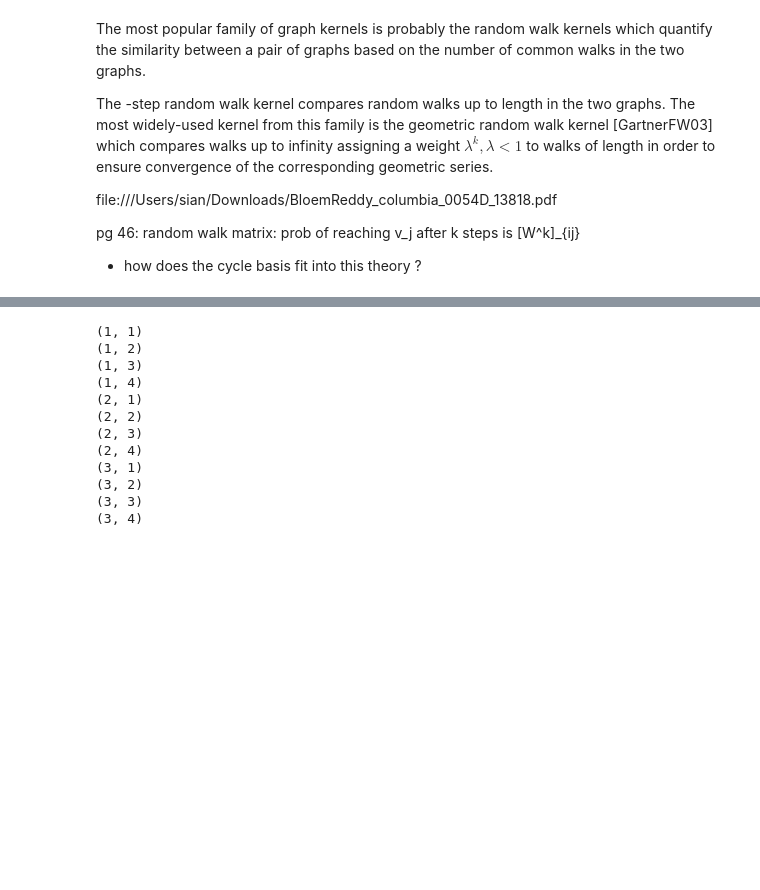
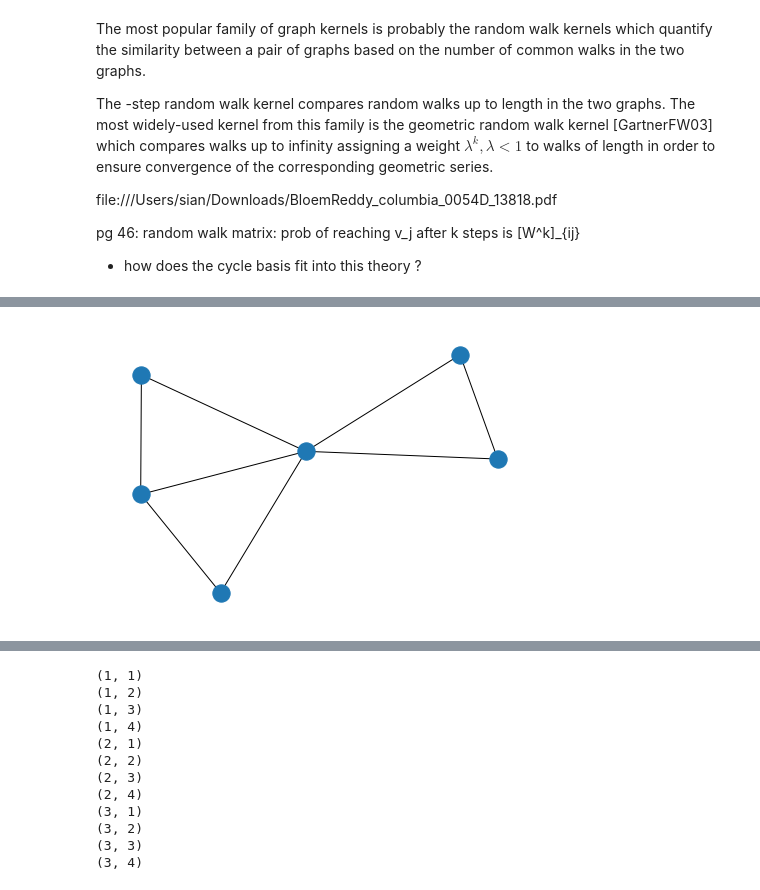
Before and after one commit to siantist/graph_mining, a Jupyter notebook: grakel/nbs/nb1.ipynb, the cells around one changed output, grey strips where cells are left out. Drawn from its saved outputs; the diff is of its cells as text; code cells hidden in the pictures; blank space fills up the shorter version.

```diff
--- a/grakel/nbs/nb1.ipynb
+++ b/grakel/nbs/nb1.ipynb
@@ -74,0 +98,4 @@ G2 = Graph(edges2)
+# %%
+nx.draw(nG2)
+# %% [output]
+[figure, added]
```
Also changed, not shown: parts of 18 cells of this notebook.
